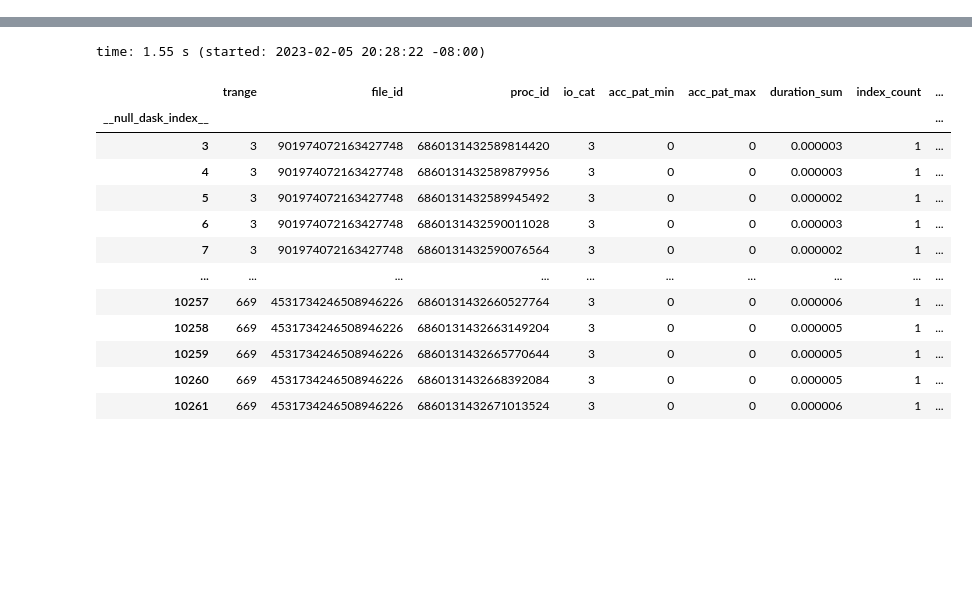
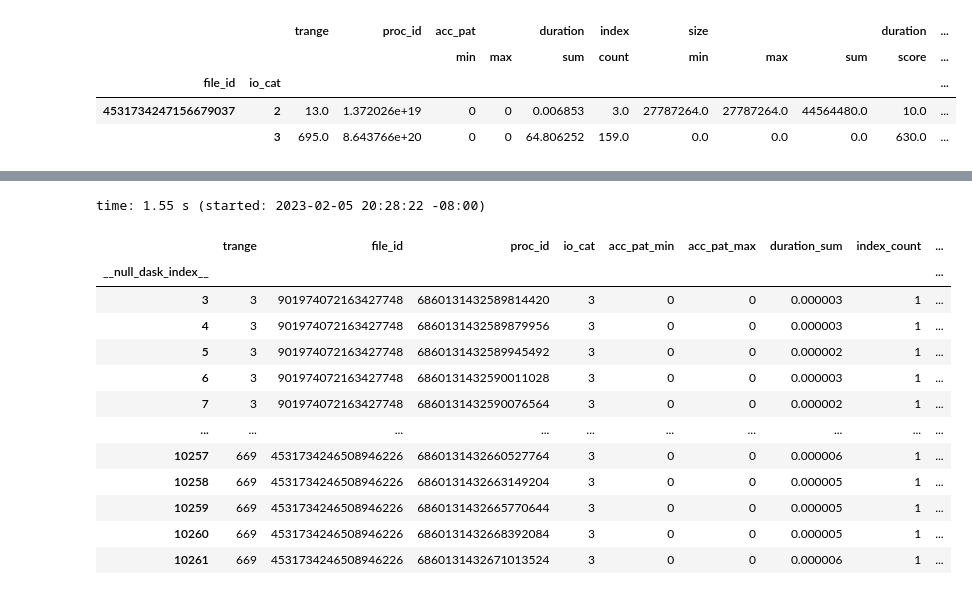
Before and after one commit to izzet/wisio, a Jupyter notebook: notebooks/recorder-cm1.ipynb, the cells around one changed output, grey strips where cells are left out. Saved outputs shown, nothing was run; the diff lists cells and outputs as text; code cells hidden in the pictures; blank space fills up the shorter version.

```diff
--- a/notebooks/recorder-cm1.ipynb
+++ b/notebooks/recorder-cm1.ipynb
@@ -109,0 +178,9 @@ time: 167 ms (started: 2023-02-07 07:23:02 -08:00)
+# %%
+file_id_view = views[('file_id',)].compute()
+file_id_view[file_id_view[('duration', 'score')] == 5].groupby(['file_id', 'io_cat']).sum()
+# %% [output]
+|  |  | trange | proc_id | acc_pat |  | duration | index | size |  |  | duration | ... |
+|  |  |  |  | min | max | sum | count | min | max | sum | score | ... |
+| file_id | io_cat |  |  |  |  |  |  |  |  |  |  | ... |
+| 4531734247156679037 | 2 | 13.0 | 1.372026e+19 | 0 | 0 | 0.006853 | 3.0 | 27787264.0 | 27787264.0 | 44564480.0 | 10.0 | ... |
+|  | 3 | 695.0 | 8.643766e+20 | 0 | 0 | 64.806252 | 159.0 | 0.0 | 0.0 | 0.0 | 630.0 | ... |
```
Also changed, not shown: parts of 18 cells of this notebook, 4 other files.
